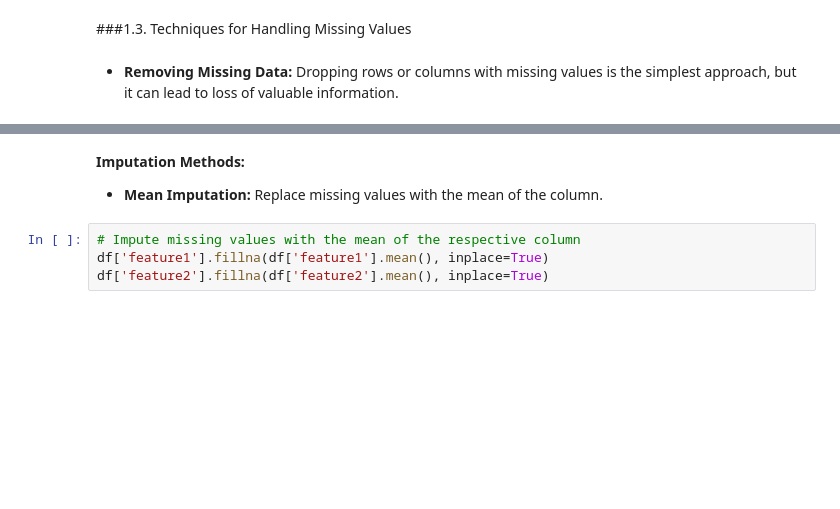
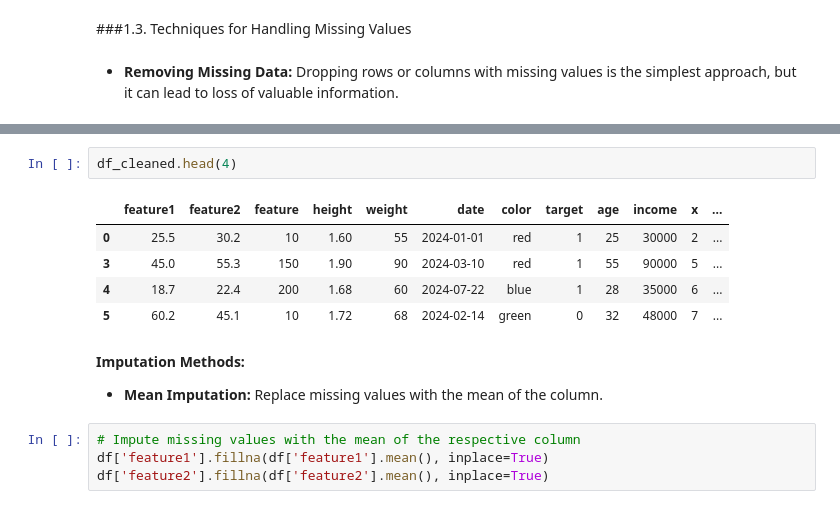
Before and after one commit to nmquintero/MLandDS, a Jupyter notebook: Data Preprocessing/Data_Preprocessing.ipynb, the cells around one changed output, grey strips where cells are left out. Drawn from its saved outputs; the diff is of its cells as text; blank space fills up the shorter version.

```diff
--- a/Data Preprocessing/Data_Preprocessing.ipynb
+++ b/Data Preprocessing/Data_Preprocessing.ipynb
@@ -139,3 +147,11 @@ FileNotFoundError: [Errno 2] No such file or directory: 'data.csv'
+# %%
+df_cleaned.head(4)
+# %% [output]
+|  | feature1 | feature2 | feature | height | weight | date | color | target | age | income | x | ... |
+| 0 | 25.5 | 30.2 | 10 | 1.60 | 55 | 2024-01-01 | red | 1 | 25 | 30000 | 2 | ... |
+| 3 | 45.0 | 55.3 | 150 | 1.90 | 90 | 2024-03-10 | red | 1 | 55 | 90000 | 5 | ... |
+| 4 | 18.7 | 22.4 | 200 | 1.68 | 60 | 2024-07-22 | blue | 1 | 28 | 35000 | 6 | ... |
+| 5 | 60.2 | 45.1 | 10 | 1.72 | 68 | 2024-02-14 | green | 0 | 32 | 48000 | 7 | ... |
 # %% [markdown]
 **Imputation Methods:**
   - **Mean Imputation:** Replace missing values with the mean of the column.
```
Also changed, not shown: parts of 26 cells of this notebook.
